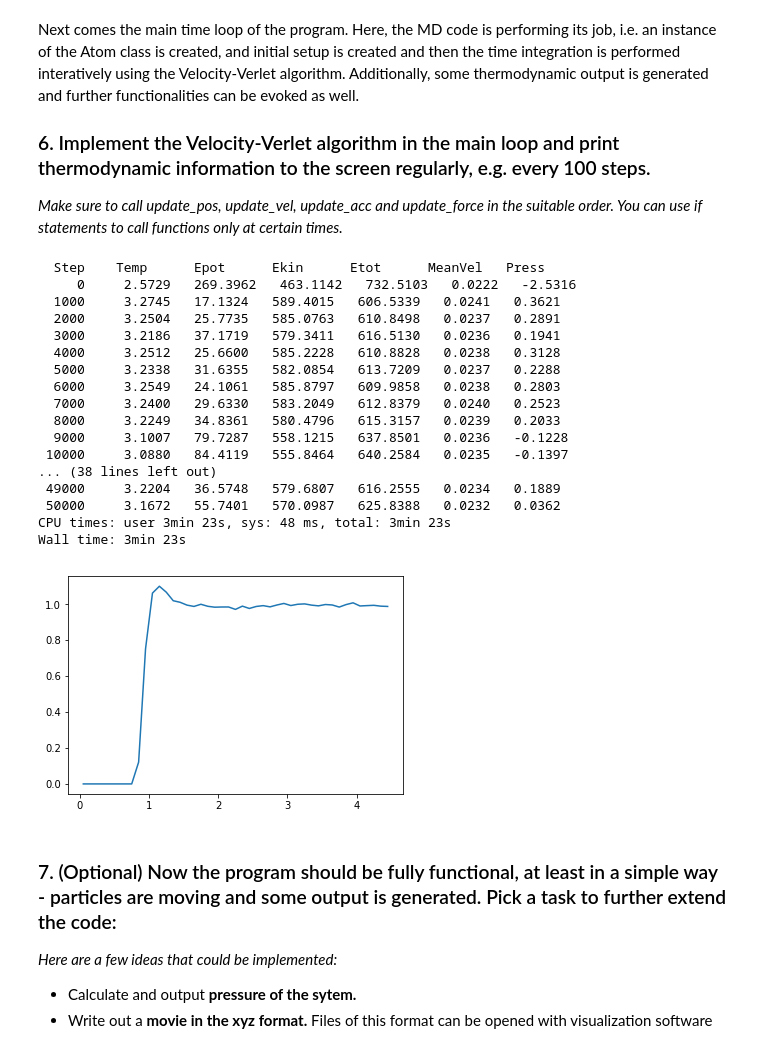
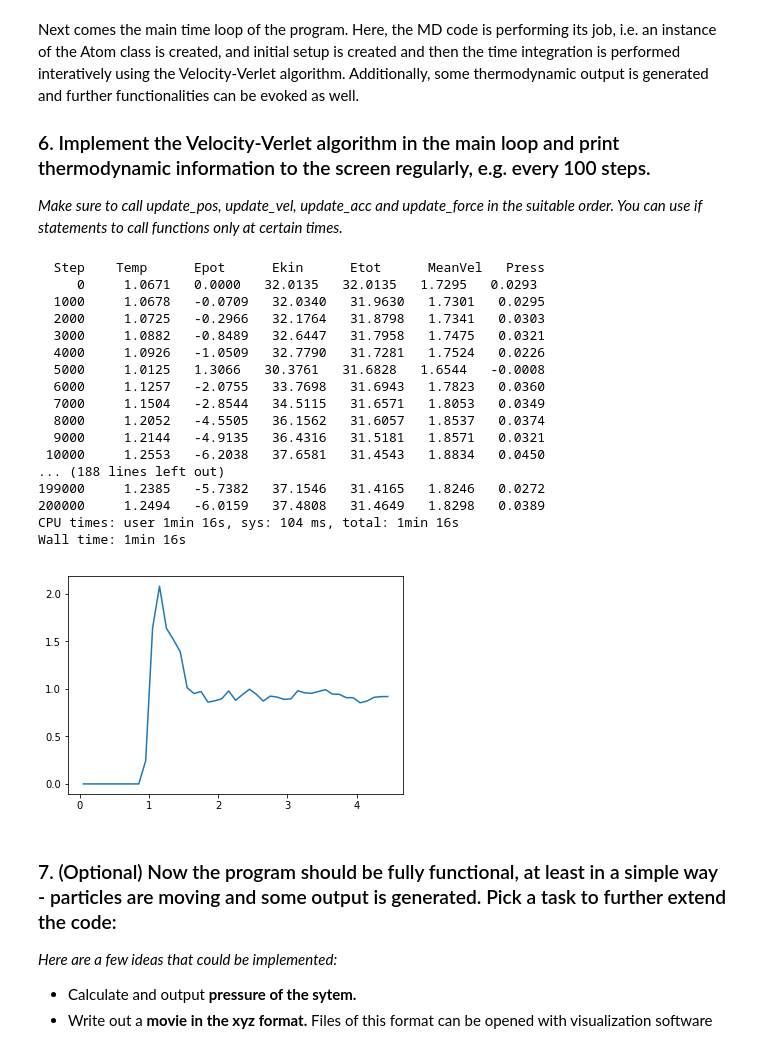
Before and after one commit to Markus91Koch/MDLecturesWKMBP2020, a Jupyter notebook: MDlecture1/MD1-Full.ipynb, the cells around one changed output. Saved outputs shown, nothing was run; the diff lists cells and outputs as text; code cells hidden in the pictures.

```diff
--- a/MDlecture1/MD1-Full.ipynb
+++ b/MDlecture1/MD1-Full.ipynb
@@ -22,9 +22,9 @@ import random
 %matplotlib inline
 
 # simulation parameters in LJ units
-N = 120 # number of particles
+N = 20 # number of particles
 L = 9.0 # edge length of a cubic box
-nsteps = 50000 # number of time steps
+nsteps = 200000 # number of time steps
 dt = 0.0005 # timestep
 m = 1.0 # mass of one particle
 V = L*L*L # box volume
@@ -226,7 +228,7 @@ def update_acc(a,f):
 # %% [markdown]
 ***4b)*** *Next, we will write the function update_force. Here, the forces between all pairs of particles are calculated. This part typically consumes the most CPU time. (Optional: It is practical to also calculate potential energy and the virial for the pressure calculation at this point.)*
 # %%
-def calc_distances(r):
+def calc_distances(r, cutoff_):
     """ Calculate distances of all pairs within the cutoff radius."""
 
     # to consider all atom pairs we generate a vector of all pair indices
@@ -245,7 +247,7 @@ def calc_distances(r):
     dr_abs = np.sqrt((dr * dr).sum(axis=1))
 
     # only pairs within the cutoff will interact, ignore all other pairs
-    pairs_inside = dr_abs < rcut
+    pairs_inside = dr_abs < cutoff_
     pairs = pairs[pairs_inside,:]
     dr = dr[pairs_inside,:]
     dr_abs = dr_abs[pairs_inside]
@@ -380,6 +388,7 @@ def rdf(switch, r):
 
     # initialize values, vectors
     if switch == 0:
+
         binsz = 0.1 # bin size
         gbins = int(L/2.0/binsz) # max. number of bins
         gbin_id = np.arange(gbins) # bin indices
@@ -390,27 +399,14 @@ def rdf(switch, r):
 
     # calculate rdf histogram (counts)
     elif switch == 1:
+
         g_local = np.zeros(gbins)
 
-        # we need to consider all pairs of atoms
-        p = np.array([(i,j) for i in range(N) for j in range(i)])
-        i = p[:,0]
-        j = p[:,1]
-        dr = r[i,:] -  r[j,:]
-
-        # periodic boundary conditions
-        dr[dr > 0.5*L] -= L
-        dr[dr <= -0.5*L] += L
-
-        # get absolute distances of all pairs
-        dr_abs = np.sqrt((dr * dr).sum(axis=1))
-        inside = dr_abs < L*0.5
-        p = p[inside,:]
-        dr = dr[inside,:]
-        dr_abs = dr_abs[inside]
+        # get pair indices and distance of all pairs
+        pairs, _, dr_abs = calc_distances(r, L*0.5)
 
         # binning the data = generate the histogram
-        for k, idx in enumerate(p):
+        for k, idx in enumerate(pairs):
             index = int(dr_abs[k]/binsz)
             g_local[index] += 2
 
@@ -442,56 +438,57 @@ Next comes the main time loop of the program. Here, the MD code is performing it
 # %%
 %%time
 
 # main loop of the program
 for j in range(nsteps+1):
 
     # Initialize System at time zero
     if j == 0:
         Peter = Atom(N)
         Peter.initializeMD()
         movie(0, Peter.r)
         rdf(0, Peter.r)
+    else:
+        # at all other times: time integration via Velocity-Verlet
+        Peter.r = update_pos(Peter.r, Peter.v, Peter.a)
 
-    # at all other times: time integration via Velocity-Verlet
-    update_pos(Peter.r, Peter.v, Peter.a)
-    update_force(Peter.r, Peter.f)
-    update_vel(Peter.v, Peter.a, Peter.f)
-    update_acc(Peter.a, Peter.f)
+    Peter.f = update_force(Peter.r, Peter.f)
+    Peter.v = update_vel(Peter.v, Peter.a, Peter.f)
+    Peter.a = update_acc(Peter.a, Peter.f)
 
     # regular calculation & output of thermodynamic info
     if j%1000 == 0:
-        compute(j, Peter.v)
+        compute(j, Peter.r, Peter.v)
 
     # write out a frame of a movie regularly
-    if j%250 == 0:
+    if j%50 == 0:
         movie(1, Peter.r)
 
     # generate rdf from separate snapshots
     if (j%200 == 0 and j > 5000):
         rdf(1, Peter.r)
 
 # after the simulation generate plots or write, save and close files
 movie(2, Peter.r)
 rdf(2, Peter.r)
 # %% [output]
   Step    Temp      Epot      Ekin      Etot      MeanVel   Press
-     0     2.5729   269.3962   463.1142   732.5103   0.0222   -2.5316
-  1000     3.2745   17.1324   589.4015   606.5339   0.0241   0.3621
-  2000     3.2504   25.7735   585.0763   610.8498   0.0237   0.2891
-  3000     3.2186   37.1719   579.3411   616.5130   0.0236   0.1941
-  4000     3.2512   25.6600   585.2228   610.8828   0.0238   0.3128
-  5000     3.2338   31.6355   582.0854   613.7209   0.0237   0.2288
-  6000     3.2549   24.1061   585.8797   609.9858   0.0238   0.2803
-  7000     3.2400   29.6330   583.2049   612.8379   0.0240   0.2523
-  8000     3.2249   34.8361   580.4796   615.3157   0.0239   0.2033
-  9000     3.1007   79.7287   558.1215   637.8501   0.0236   -0.1228
- 10000     3.0880   84.4119   555.8464   640.2584   0.0235   -0.1397
-... (38 lines left out)
- 49000     3.2204   36.5748   579.6807   616.2555   0.0234   0.1889
- 50000     3.1672   55.7401   570.0987   625.8388   0.0232   0.0362
-CPU times: user 3min 23s, sys: 48 ms, total: 3min 23s
-Wall time: 3min 23s
+     0     1.0671   0.0000   32.0135   32.0135   1.7295   0.0293
+  1000     1.0678   -0.0709   32.0340   31.9630   1.7301   0.0295
+  2000     1.0725   -0.2966   32.1764   31.8798   1.7341   0.0303
+  3000     1.0882   -0.8489   32.6447   31.7958   1.7475   0.0321
+  4000     1.0926   -1.0509   32.7790   31.7281   1.7524   0.0226
+  5000     1.0125   1.3066   30.3761   31.6828   1.6544   -0.0008
+  6000     1.1257   -2.0755   33.7698   31.6943   1.7823   0.0360
+  7000     1.1504   -2.8544   34.5115   31.6571   1.8053   0.0349
+  8000     1.2052   -4.5505   36.1562   31.6057   1.8537   0.0374
+  9000     1.2144   -4.9135   36.4316   31.5181   1.8571   0.0321
+ 10000     1.2553   -6.2038   37.6581   31.4543   1.8834   0.0450
+... (188 lines left out)
+199000     1.2385   -5.7382   37.1546   31.4165   1.8246   0.0272
+200000     1.2494   -6.0159   37.4808   31.4649   1.8298   0.0389
+CPU times: user 1min 16s, sys: 104 ms, total: 1min 16s
+Wall time: 1min 16s
-[figure, old version]
+[figure, new version]
 # %% [markdown]
 ### 7. (Optional) Now the program should be fully functional, at least in a simple way - particles are moving and some output is generated. Pick a task to further extend the code:
 *Here are a few ideas that could be implemented:*
```
Also changed, not shown: parts of 6 cells of this notebook.
